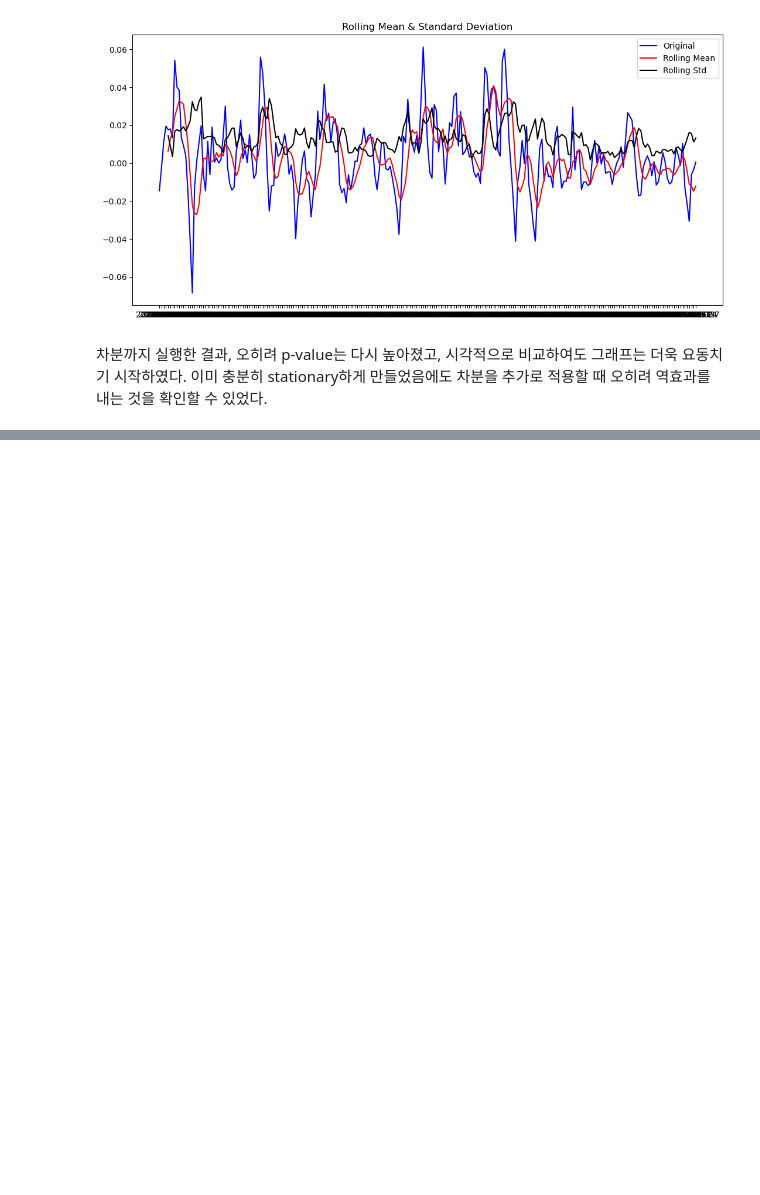
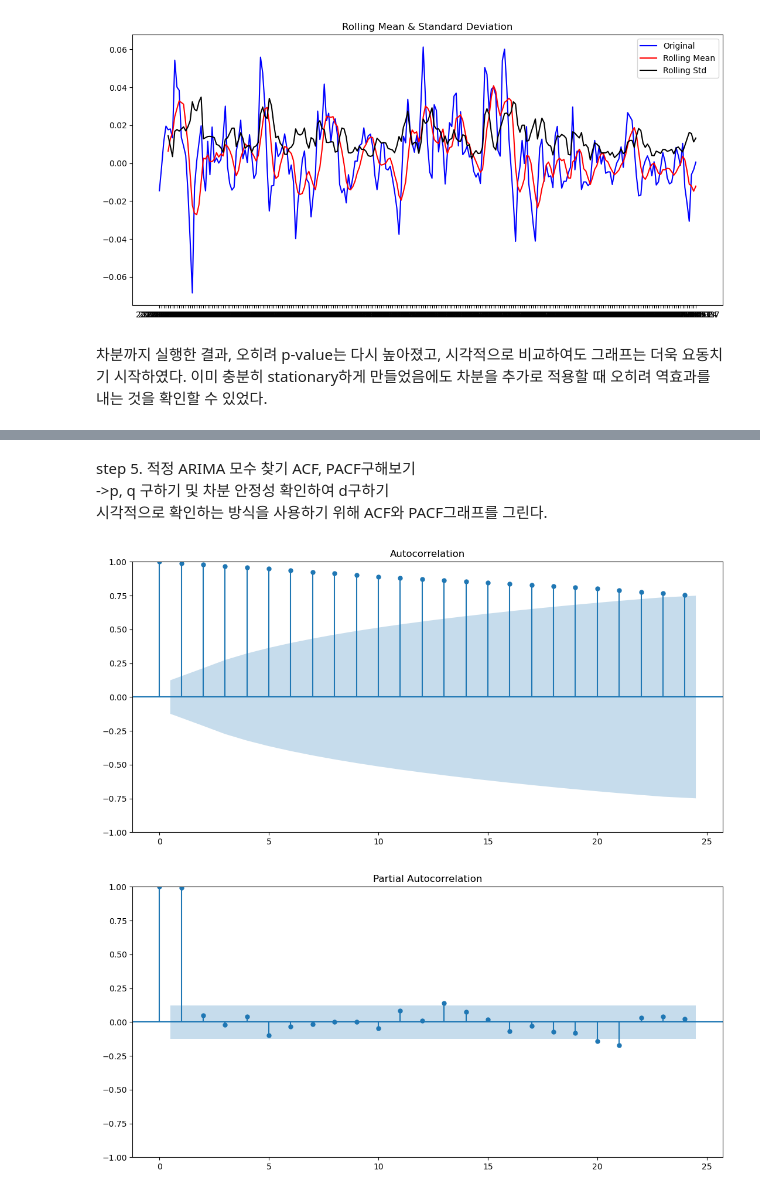
Before and after one commit to doldol1/edu-repo, a Jupyter notebook: [E-04]ARIMA_model.ipynb, the cells around one changed output, grey strips where cells are left out. Drawn from its saved outputs; the diff is of its cells as text; code cells hidden in the pictures; blank space fills up the shorter version.

```diff
--- a/[E-04]ARIMA_model.ipynb
+++ b/[E-04]ARIMA_model.ipynb
@@ -243,0 +216,13 @@ plot_rolling_statistics(sam_log_mov_avg_shift, window=5)
+# %% [markdown]
+step 5. 적정 ARIMA 모수 찾기 ACF, PACF구해보기
+->p, q 구하기 및 차분 안정성 확인하여 d구하기
+시각적으로 확인하는 방식을 사용하기 위해 ACF와 PACF그래프를 그린다.
+# %%
+from statsmodels.graphics.tsaplots import plot_acf, plot_pacf
+
+plot_acf(sam_log)   # ACF : Autocorrelation 그래프 그리기
+plot_pacf(sam_log)  # PACF : Partial Autocorrelation 그래프 그리기
+plt.show()
+# %% [output]
+[figure, added]
+[figure, added]
```
Also changed, not shown: parts of 69 cells of this notebook, 2 other files.
